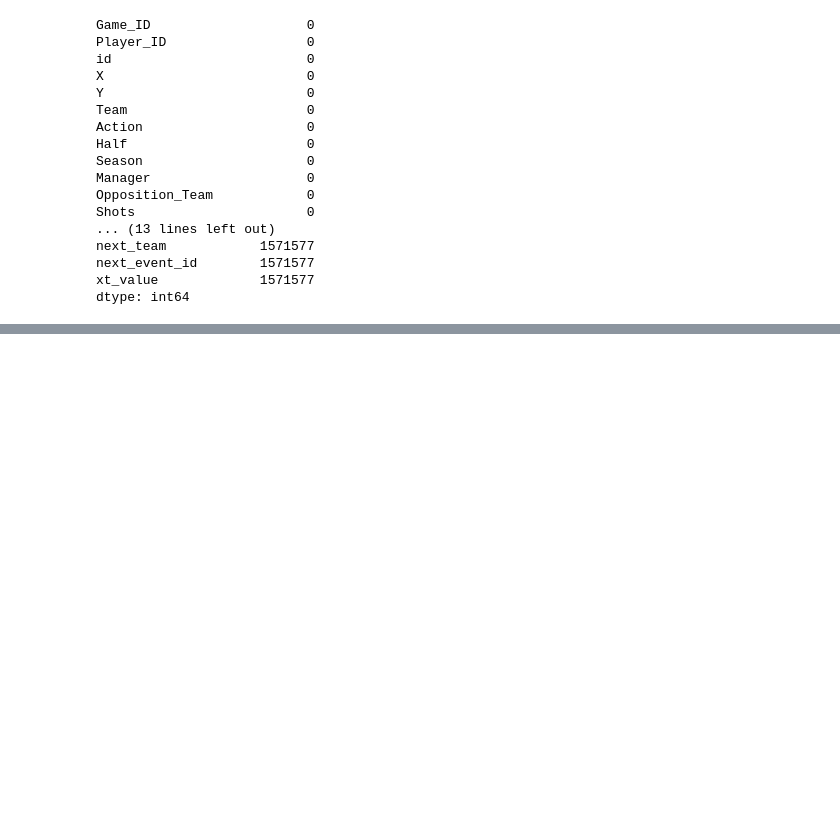
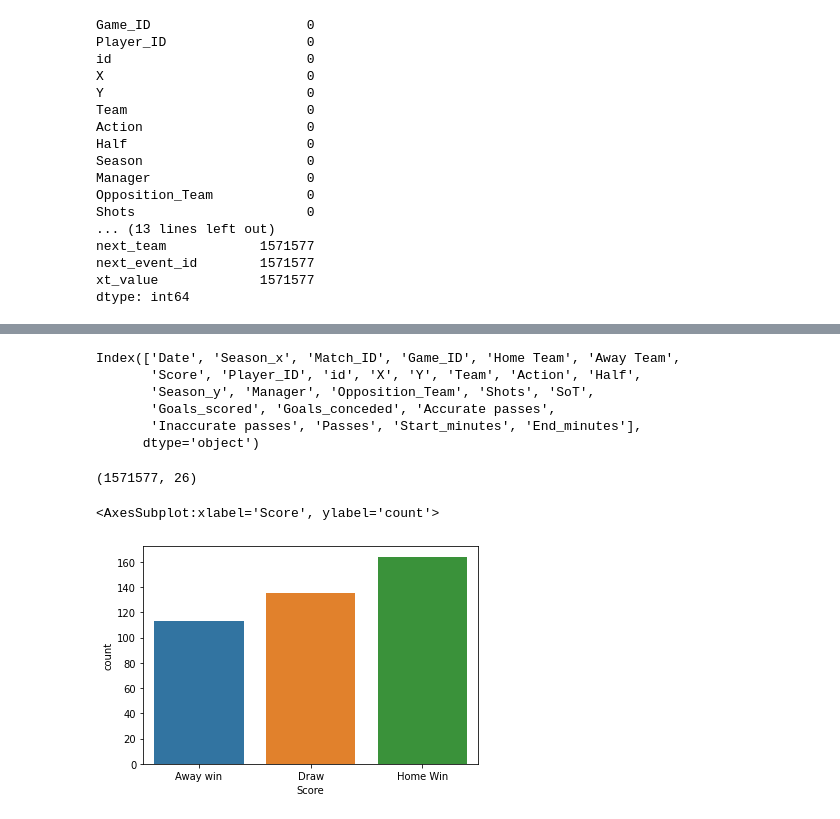
Before and after one commit to The-DigitalAcademy/Precious_Laduma_Score_Predictions, a Jupyter notebook: Laduma_Score_Predictions.ipynb, the cells around one changed output, grey strips where cells are left out. Drawn from its saved outputs; the diff is of its cells as text; code cells hidden in the pictures; blank space fills up the shorter version.

```diff
--- a/Laduma_Score_Predictions.ipynb
+++ b/Laduma_Score_Predictions.ipynb
@@ -14,5 +14,5 @@ pd.set_option('display.max_columns', None)
 # %%
-Train=pd.read_csv("Train.csv")
+Train=pd.read_csv("Train (1).csv")
 Train
 # %% [output]
 |  | Date | Season | Match_ID | Game_ID | Home Team | Away Team | Score |
@@ -176,0 +139,18 @@ merged_df = pd.merge(Train, Train_game, on='Game_ID')s
+# %%
+merged_train.columns
+# %% [output]
+Index(['Date', 'Season_x', 'Match_ID', 'Game_ID', 'Home Team', 'Away Team',
+       'Score', 'Player_ID', 'id', 'X', 'Y', 'Team', 'Action', 'Half',
+       'Season_y', 'Manager', 'Opposition_Team', 'Shots', 'SoT',
+       'Goals_scored', 'Goals_conceded', 'Accurate passes',
+       'Inaccurate passes', 'Passes', 'Start_minutes', 'End_minutes'],
+      dtype='object')
+# %%
+merged_train.shape
+# %% [output]
+(1571577, 26)
+# %%
+sns.countplot(Train["Score"])
+# %% [output]
+<AxesSubplot:xlabel='Score', ylabel='count'>
+[figure, added]
```
Also changed, not shown: parts of 17 cells of this notebook.
